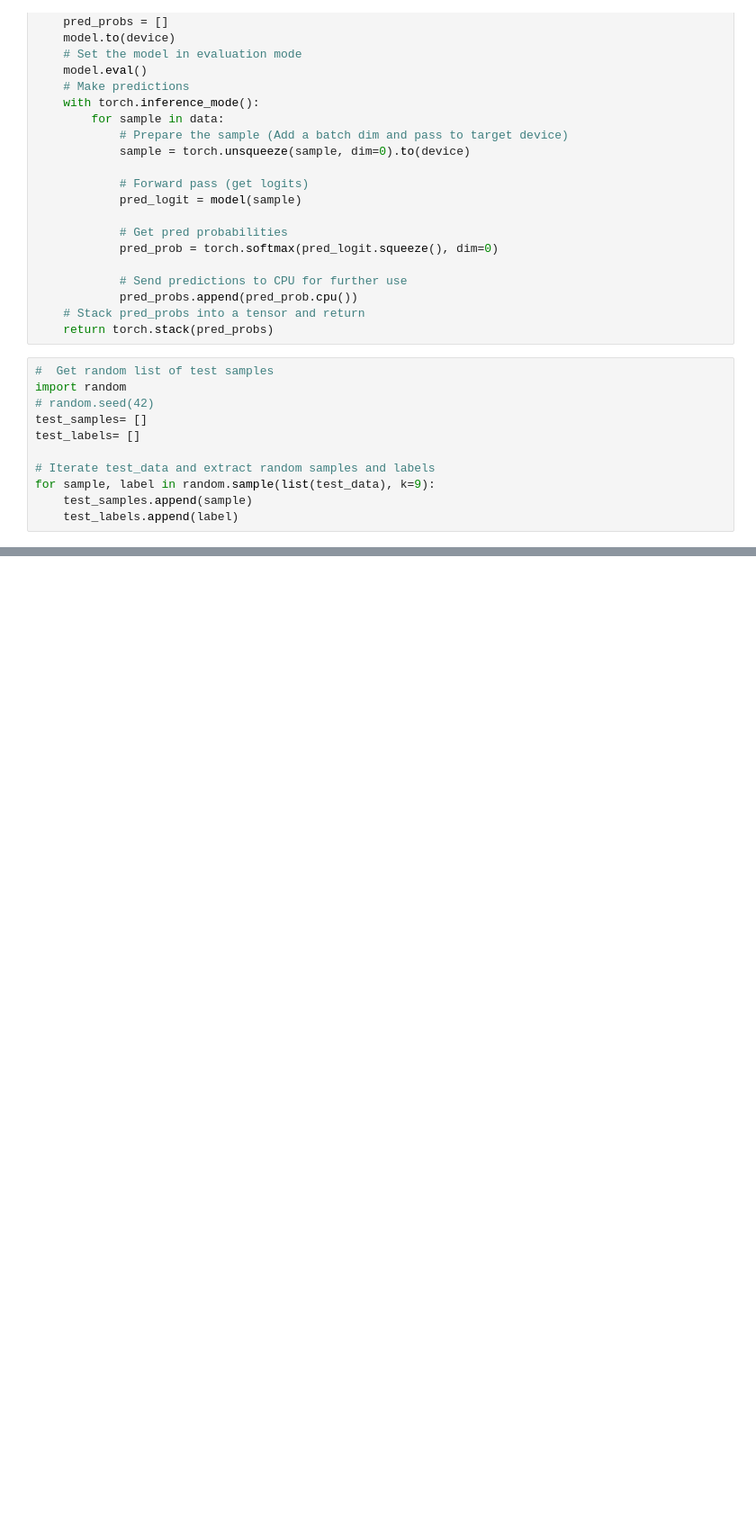
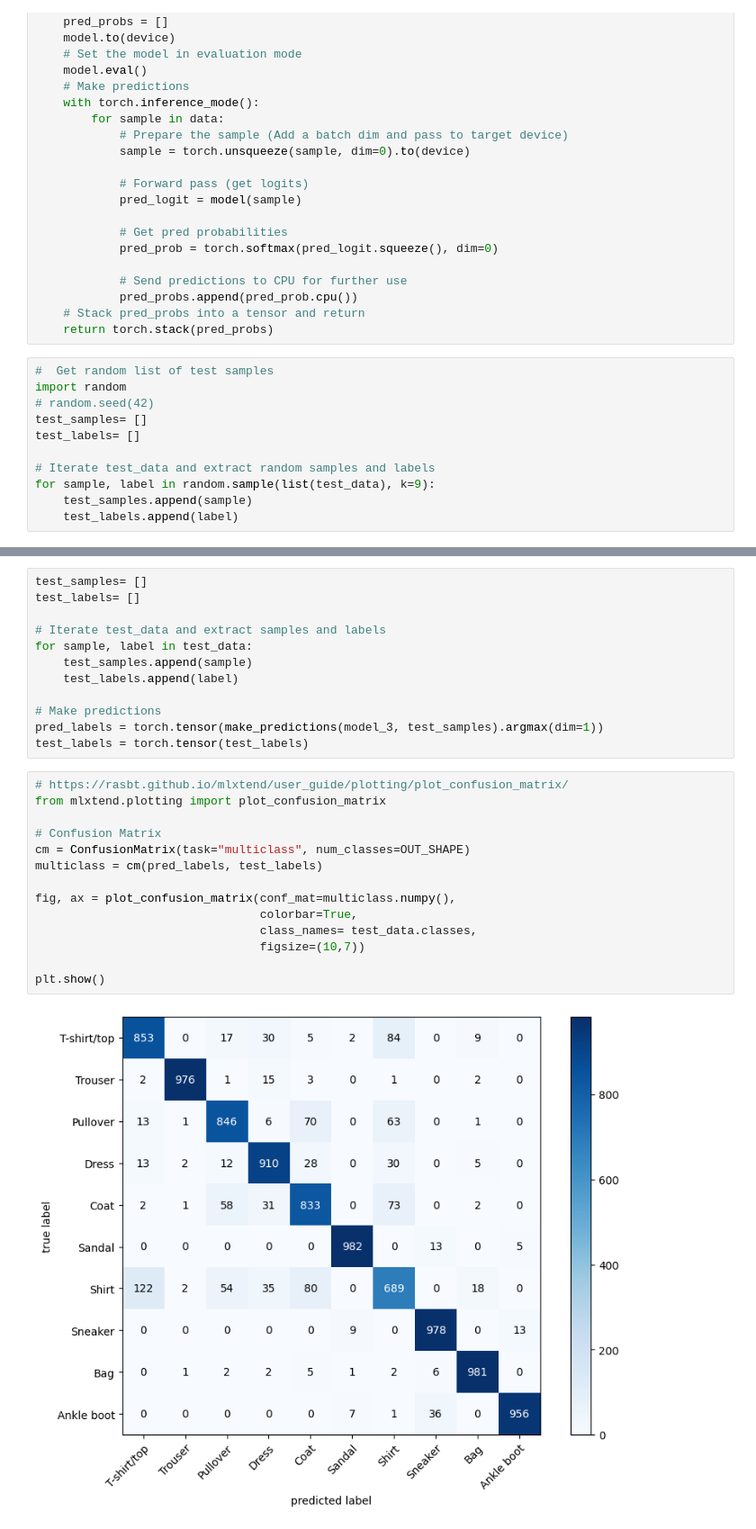
Before and after one commit to Guticar94/PyTorch-Walkthrough, a Jupyter notebook: basics/03_CNN.ipynb, the cells around one changed output, grey strips where cells are left out. Shown at 90% size. Cells and saved outputs as stored; diff of their text form; blank space fills up the shorter version.

```diff
--- a/basics/03_CNN.ipynb
+++ b/basics/03_CNN.ipynb
@@ -857,0 +880,28 @@ for i, sample in enumerate(test_samples):
+# %%
+test_samples= []
+test_labels= []
+
+# Iterate test_data and extract samples and labels
+for sample, label in test_data:
+    test_samples.append(sample)
+    test_labels.append(label)
+
+# Make predictions
+pred_labels = torch.tensor(make_predictions(model_3, test_samples).argmax(dim=1))
+test_labels = torch.tensor(test_labels)
+# %%
+# https://rasbt.github.io/mlxtend/user_guide/plotting/plot_confusion_matrix/
+from mlxtend.plotting import plot_confusion_matrix
+
+# Confusion Matrix
+cm = ConfusionMatrix(task="multiclass", num_classes=OUT_SHAPE)
+multiclass = cm(pred_labels, test_labels)
+
+fig, ax = plot_confusion_matrix(conf_mat=multiclass.numpy(),
+                                colorbar=True,
+                                class_names= test_data.classes,
+                                figsize=(10,7))
+
+plt.show()
+# %% [output]
+[figure, added]
```
Also changed, not shown: parts of 14 cells of this notebook, 10 other files.
